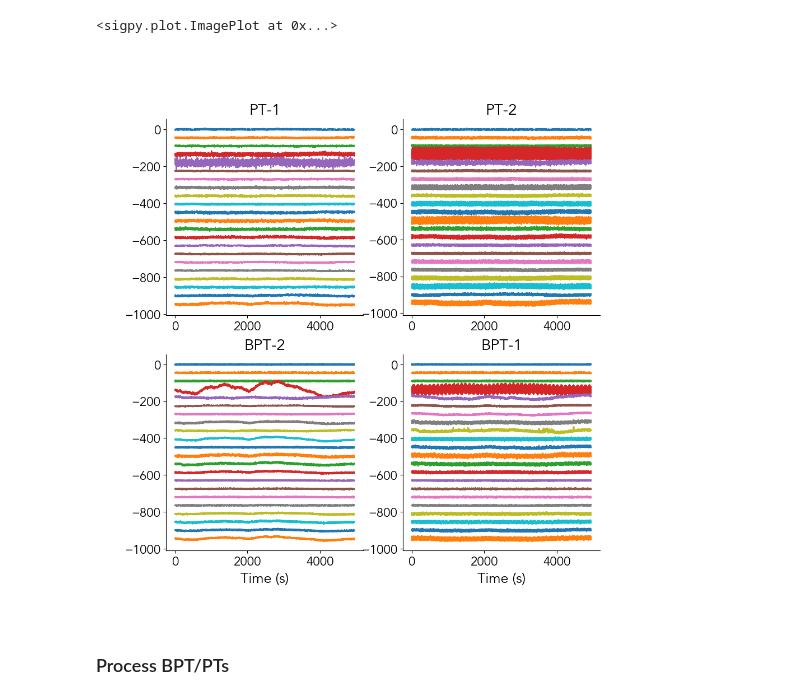
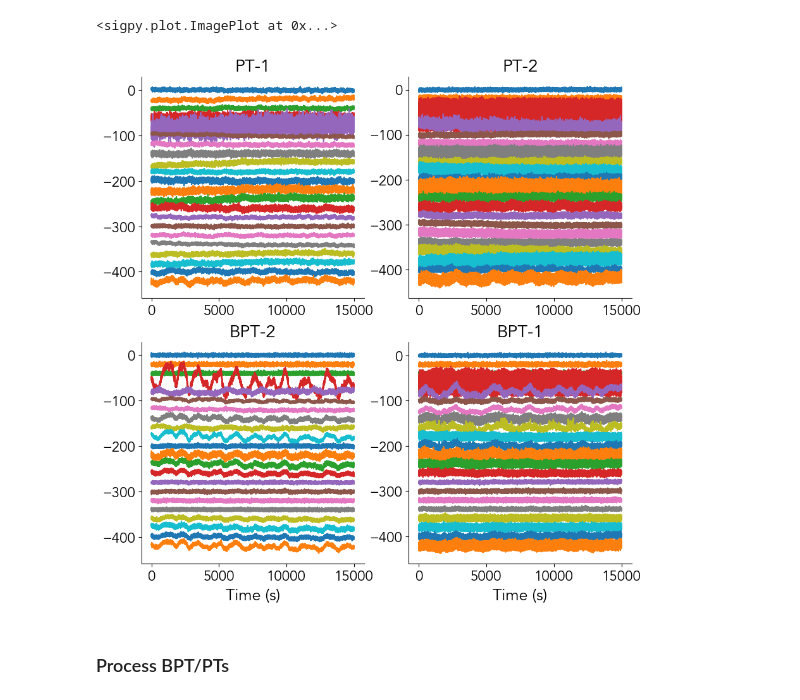
Before and after one commit to mikgroup/nonrigid-motion-bpt, a Jupyter notebook: examples/testing_libraries.ipynb, the cells around one changed output. Saved outputs shown, nothing was run; the diff lists cells and outputs as text; code cells hidden in the pictures.

```diff
--- a/examples/testing_libraries.ipynb
+++ b/examples/testing_libraries.ipynb
@@ -202,20 +191,7 @@ pl.ImagePlot(xk_f)
 # %%
-def plot_bpt(bpt, tr=1, window=1, shift=0, figsize=(10,10), titles = ["PT-1", "PT-2", "BPT-2", "BPT-1"]):
-    nbpts, npe, ncoils = bpt.shape
-
-    plt.figure(figsize=figsize)
-    t = np.arange(npe)*tr
-    # Plot
-    for i in range(nbpts):
-        plt.subplot(nbpts//2, 2, i+1)
-        plt.plot(t, bpt[i] - np.mean(bpt[i],axis=0) + np.arange(ncoils)*shift);
-        plt.title(titles[i])
-        if i > 1:
-            plt.xlabel("Time (s)")
-
-plot_bpt(split_xk_bpt_inf.bpts, shift = -45)
+plot_bpt(split_xk_bpt_c.bpts, shift = -20)
 # %% [output]
-[figure, old version]
+[figure, new version]
 # %% [markdown]
 ### Process BPT/PTs
 # %%
```
Also changed, not shown: parts of 48 cells of this notebook, 26 other files.
